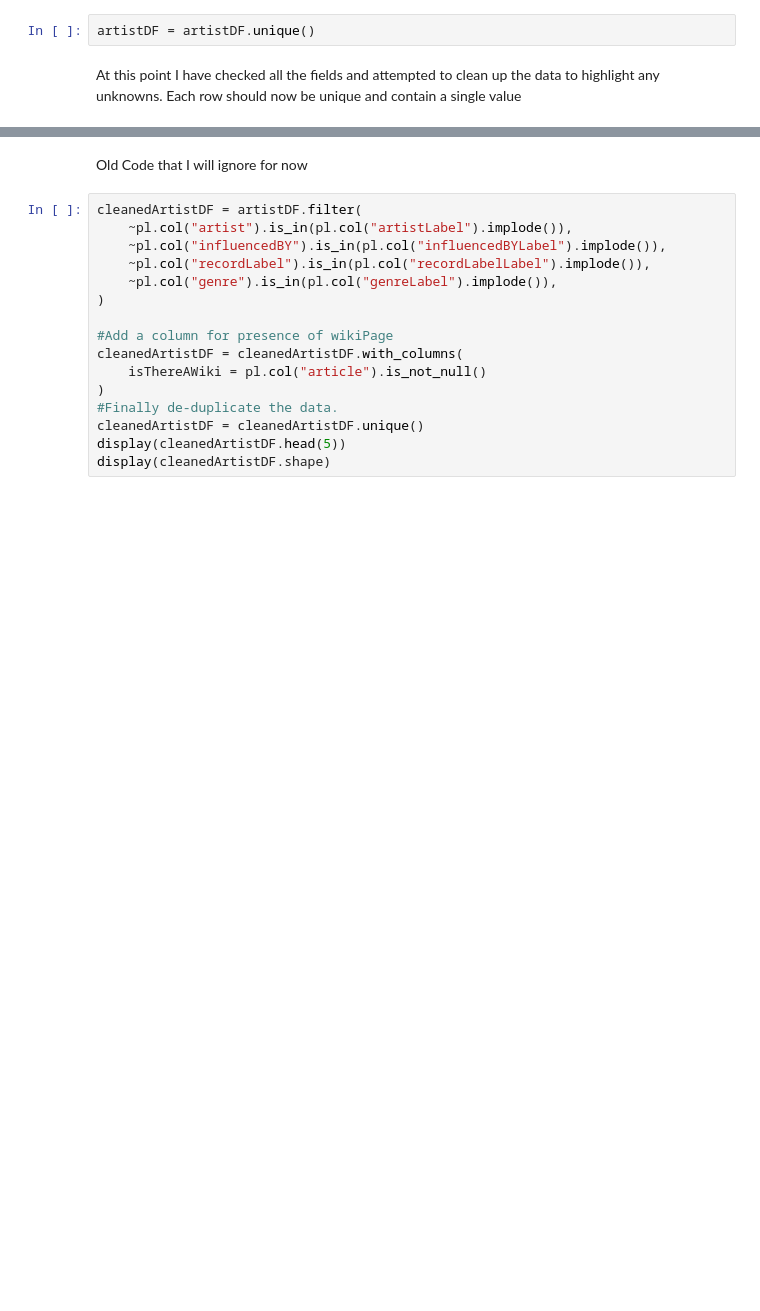
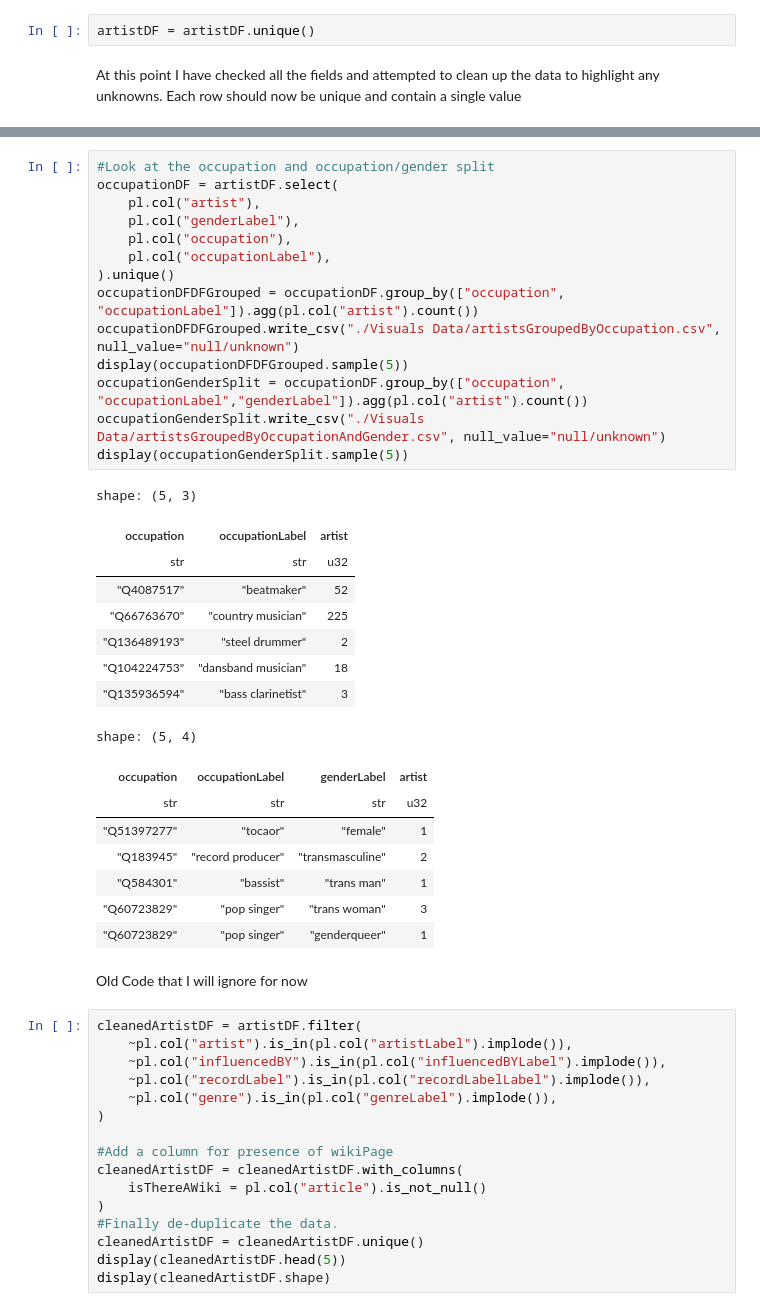
Before and after one commit to malik-files/MScDiss_IGASTNBK_, a Jupyter notebook: Main Code/cleaning_inspecting_labelling_Wikidata_artists.ipynb, the cells around one changed output, grey strips where cells are left out. Drawn from its saved outputs; the diff is of its cells as text; blank space fills up the shorter version.

```diff
--- a/Main Code/cleaning_inspecting_labelling_Wikidata_artists.ipynb
+++ b/Main Code/cleaning_inspecting_labelling_Wikidata_artists.ipynb
@@ -362,3 +412,34 @@ shape: (30, 2)
+# %%
+#Look at the occupation and occupation/gender split
+occupationDF = artistDF.select(
+    pl.col("artist"),
+    pl.col("genderLabel"),
+    pl.col("occupation"),
+    pl.col("occupationLabel"),
+).unique()
+occupationDFDFGrouped = occupationDF.group_by(["occupation", "occupationLabel"]).agg(pl.col("artist").count())
+occupationDFDFGrouped.write_csv("./Visuals Data/artistsGroupedByOccupation.csv", null_value="null/unknown")
+display(occupationDFDFGrouped.sample(5))
+occupationGenderSplit = occupationDF.group_by(["occupation", "occupationLabel","genderLabel"]).agg(pl.col("artist").count())
+occupationGenderSplit.write_csv("./Visuals Data/artistsGroupedByOccupationAndGender.csv", null_value="null/unknown")
+display(occupationGenderSplit.sample(5))
+# %% [output]
+shape: (5, 3)
+| occupation | occupationLabel | artist |
+| str | str | u32 |
+| "Q4087517" | "beatmaker" | 52 |
+| "Q66763670" | "country musician" | 225 |
+| "Q136489193" | "steel drummer" | 2 |
+| "Q104224753" | "dansband musician" | 18 |
+| "Q135936594" | "bass clarinetist" | 3 |
+shape: (5, 4)
+| occupation | occupationLabel | genderLabel | artist |
+| str | str | str | u32 |
+| "Q51397277" | "tocaor" | "female" | 1 |
+| "Q183945" | "record producer" | "transmasculine" | 2 |
+| "Q584301" | "bassist" | "trans man" | 1 |
+| "Q60723829" | "pop singer" | "trans woman" | 3 |
+| "Q60723829" | "pop singer" | "genderqueer" | 1 |
 # %% [markdown]
 Old Code that I will ignore for now
 # %%
```
Also changed, not shown: parts of 11 cells of this notebook, 13 other files.
